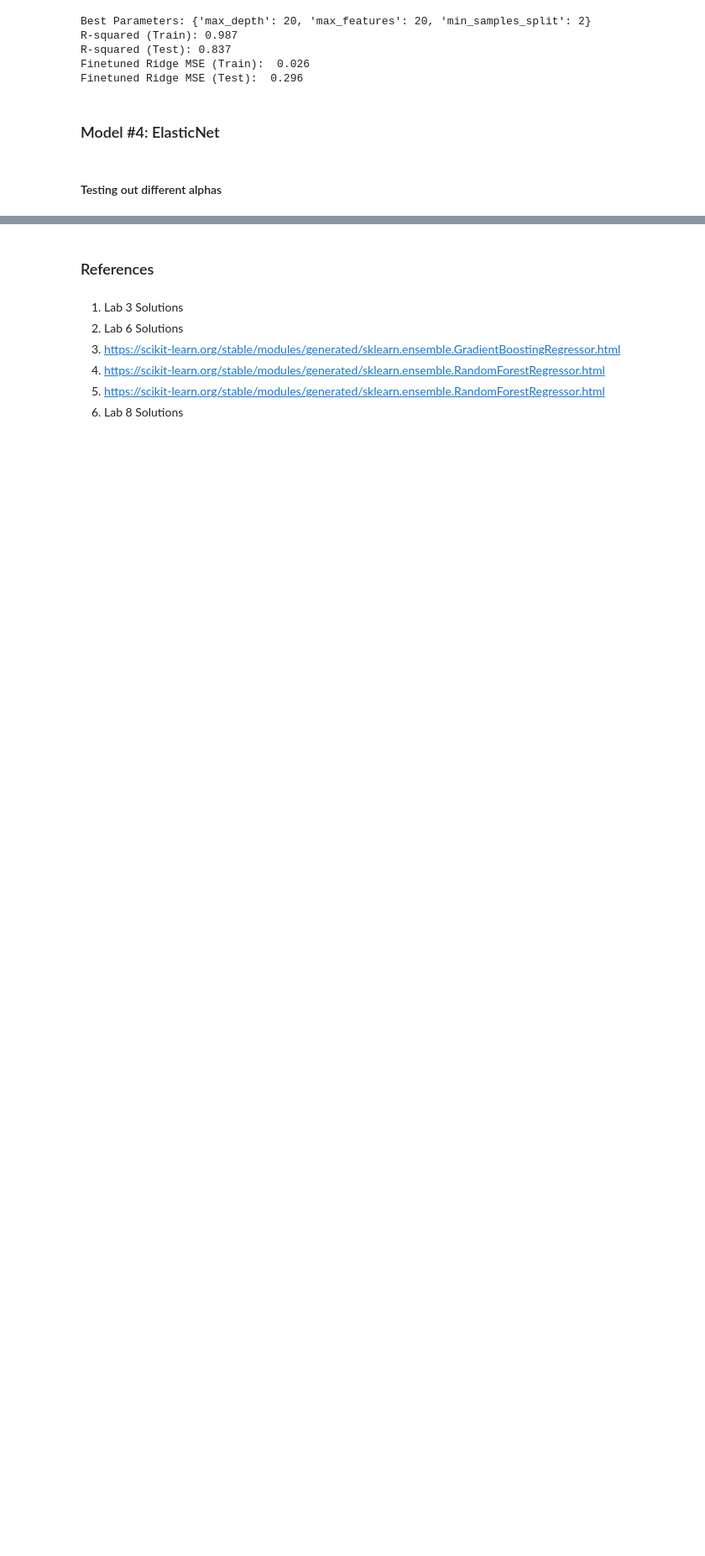
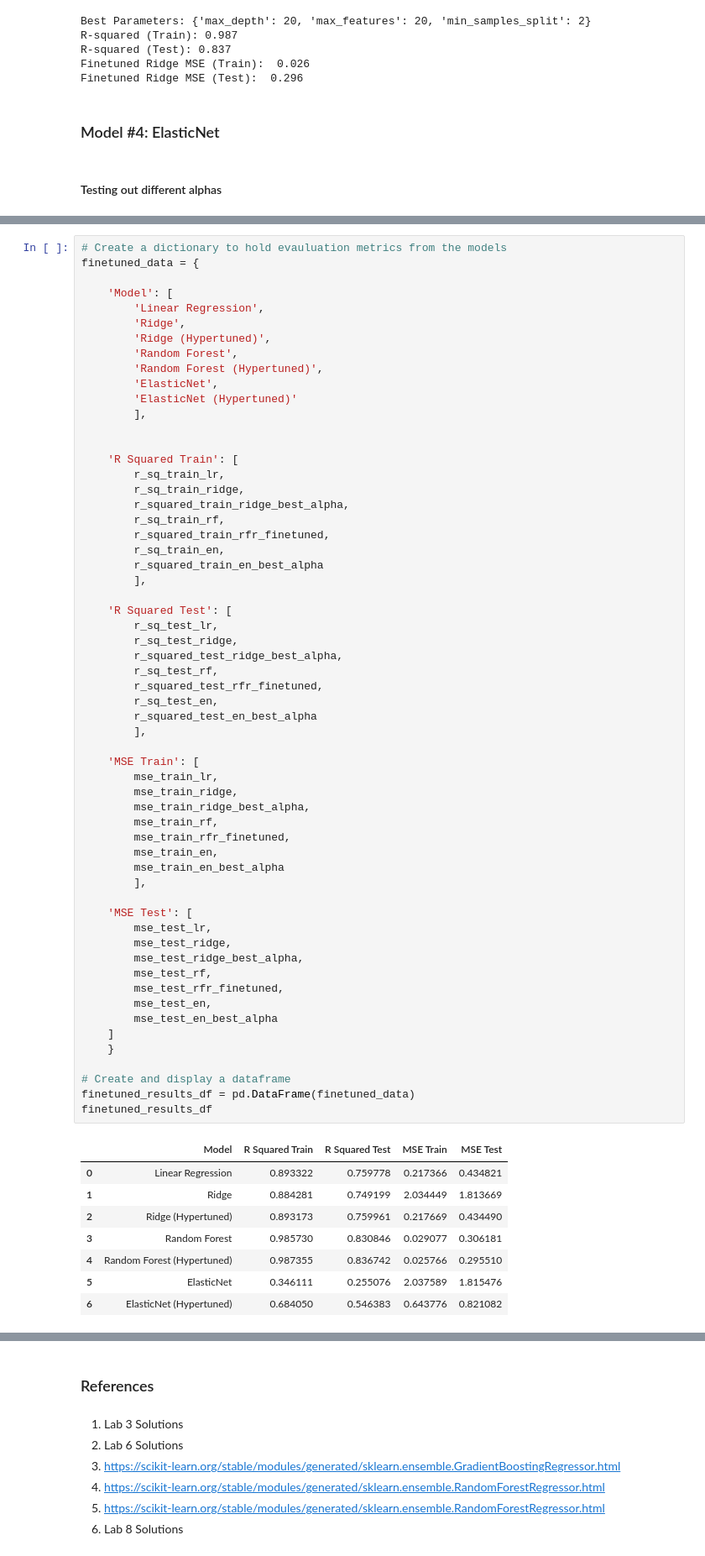
Before and after one commit to MLFP-90803-SP24-FinalProjects/Team13-ML-finalProject-Unveiling-the-Future-of-Women-in-STEM, a Jupyter notebook: Question2Gracie.ipynb, the cells around one changed output, grey strips where cells are left out. Shown at 84% size. Drawn from its saved outputs; the diff is of its cells as text; blank space fills up the shorter version.

Commit message:
completed hypertuning of all models for sprint 5

```diff
--- a/Question2Gracie.ipynb
+++ b/Question2Gracie.ipynb
@@ -522,0 +536,68 @@ print("Best Ridge Test MSE: ", round(mse_test_ridge_best_alpha, 3))
+# %%
+# Create a dictionary to hold evauluation metrics from the models
+finetuned_data = {
+
+    'Model': [
+        'Linear Regression',
+        'Ridge',
+        'Ridge (Hypertuned)',
+        'Random Forest',
+        'Random Forest (Hypertuned)',
+        'ElasticNet',
+        'ElasticNet (Hypertuned)'
+        ],
+
+
+    'R Squared Train': [
+        r_sq_train_lr,
+        r_sq_train_ridge,
+        r_squared_train_ridge_best_alpha,
+        r_sq_train_rf,
+        r_squared_train_rfr_finetuned,
+        r_sq_train_en,
+        r_squared_train_en_best_alpha
+        ],
+
+    'R Squared Test': [
+        r_sq_test_lr,
+        r_sq_test_ridge,
+        r_squared_test_ridge_best_alpha,
+        r_sq_test_rf,
+        r_squared_test_rfr_finetuned,
+        r_sq_test_en,
+        r_squared_test_en_best_alpha
+        ],
+
+    'MSE Train': [
+        mse_train_lr,
+        mse_train_ridge,
+        mse_train_ridge_best_alpha,
+        mse_train_rf,
+        mse_train_rfr_finetuned,
+        mse_train_en,
+        mse_train_en_best_alpha
+        ],
+
+    'MSE Test': [
+        mse_test_lr,
+        mse_test_ridge,
+        mse_test_ridge_best_alpha,
+        mse_test_rf,
+        mse_test_rfr_finetuned,
+        mse_test_en,
+        mse_test_en_best_alpha
+    ]
+    }
+
+# Create and display a dataframe
+finetuned_results_df = pd.DataFrame(finetuned_data)
+finetuned_results_df
+# %% [output]
+|  | Model | R Squared Train | R Squared Test | MSE Train | MSE Test |
+| 0 | Linear Regression | 0.893322 | 0.759778 | 0.217366 | 0.434821 |
+| 1 | Ridge | 0.884281 | 0.749199 | 2.034449 | 1.813669 |
+| 2 | Ridge (Hypertuned) | 0.893173 | 0.759961 | 0.217669 | 0.434490 |
+| 3 | Random Forest | 0.985730 | 0.830846 | 0.029077 | 0.306181 |
+| 4 | Random Forest (Hypertuned) | 0.987355 | 0.836742 | 0.025766 | 0.295510 |
+| 5 | ElasticNet | 0.346111 | 0.255076 | 2.037589 | 1.815476 |
+| 6 | ElasticNet (Hypertuned) | 0.684050 | 0.546383 | 0.643776 | 0.821082 |
```
Also changed, not shown: parts of 9 cells of this notebook.
